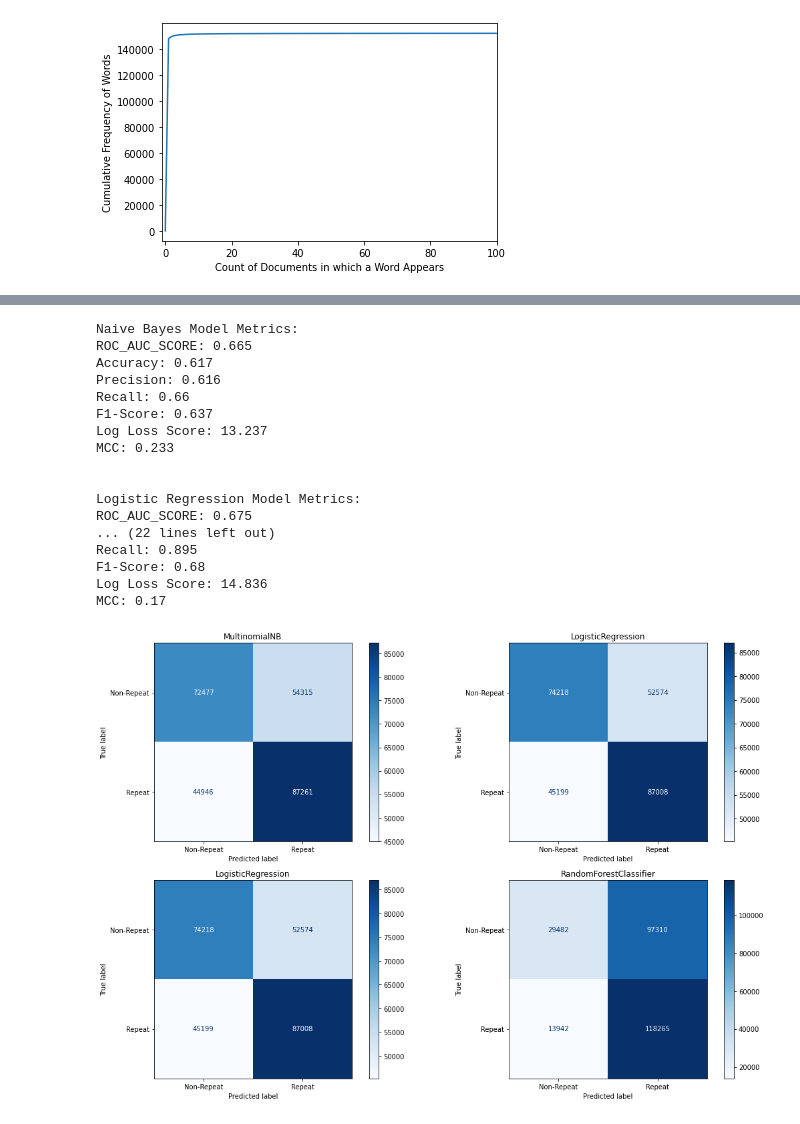
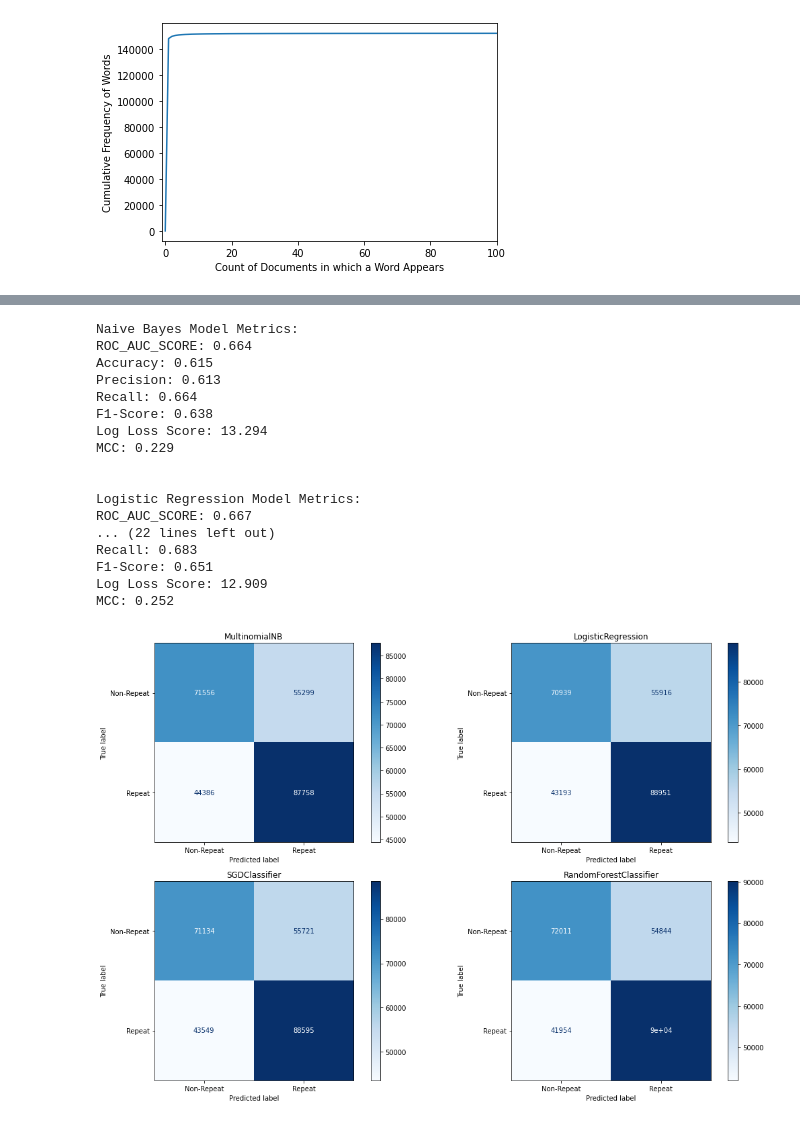
Before and after one commit to benjaminbellman/Arsenal_Sentiment_Analysis, a Jupyter notebook: Notebooks/Arsenal_Sentiment_Analysis.ipynb, the cells around one changed output, grey strips where cells are left out. Drawn from its saved outputs; the diff is of its cells as text; code cells hidden in the pictures.

Commit message:
Fixed RandomizedSearchCV, deleted previous version

```diff
--- a/Notebooks/Arsenal_Sentiment_Analysis.ipynb
+++ b/Notebooks/Arsenal_Sentiment_Analysis.ipynb
@@ -587,0 +570,7 @@ Accuracy on test data:     0.571566
+# %%
+vectorizer = TfidfVectorizer(min_df=30, stop_words='english')
+X, y = make_xy(simp, vectorizer)
+xtrain=X[mask]
+ytrain=y[mask]
+xtest=X[~mask]
+ytest=y[~mask]
@@ -587,0 +584,9 @@ Accuracy on test data:     0.571566
+# %%
+clf3 = SGDClassifier(alpha=0.0001,l1_ratio=0.2,loss='log').fit(xtrain, ytrain)
+
+#your turn. Print the accuracy on the test and training dataset
+training_accuracy = clf3.score(xtrain, ytrain)
+test_accuracy = clf3.score(xtest, ytest)
+
+print("Accuracy on training data: {:2f}".format(training_accuracy))
+print("Accuracy on test data:     {:2f}".format(test_accuracy))
@@ -587,0 +598,7 @@ Accuracy on test data:     0.571566
+# %%
+vectorizer = TfidfVectorizer(min_df=30, stop_words='english')
+X, y = make_xy(simp, vectorizer)
+xtrain=X[mask]
+ytrain=y[mask]
+xtest=X[~mask]
+ytest=y[~mask]
@@ -587,0 +627,9 @@ Accuracy on test data:     0.571566
+# %%
+clf4 = RandomForestClassifier(n_estimators = 200 , min_samples_leaf = 1, max_depth = 100, bootstrap = True).fit(xtrain, ytrain)
+
+#your turn. Print the accuracy on the test and training dataset
+training_accuracy = clf4.score(xtrain, ytrain)
+test_accuracy = clf4.score(xtest, ytest)
+
+print("Accuracy on training data: {:2f}".format(training_accuracy))
+print("Accuracy on test data:     {:2f}".format(test_accuracy))
@@ -592,26 +643,26 @@ plot_roc_curves(['Naive Bayes','LogisticRegression','LogisticRegression','Random
 # %%
-get_model_metrics(['Naive Bayes','Logistic Regression','Logistic Regression','Random Forest Classifier'],[clf,clf2,clf3,clf4],
+get_model_metrics(['Naive Bayes','Logistic Regression','SGDC','Random Forest Classifier'],[clf,clf2,clf3,clf4],
                   xtrain,xtest,ytrain,ytest,
                   roc_curve,roc_auc_score,accuracy_score,precision_score,recall_score,f1_score,log_loss,matthews_corrcoef,plot_confusion_matrix)
 # %% [output]
 Naive Bayes Model Metrics:
-ROC_AUC_SCORE: 0.665
-Accuracy: 0.617
-Precision: 0.616
-Recall: 0.66
-F1-Score: 0.637
-Log Loss Score: 13.237
-MCC: 0.233
+ROC_AUC_SCORE: 0.664
+Accuracy: 0.615
+Precision: 0.613
+Recall: 0.664
+F1-Score: 0.638
+Log Loss Score: 13.294
+MCC: 0.229
 
 
 Logistic Regression Model Metrics:
-ROC_AUC_SCORE: 0.675
+ROC_AUC_SCORE: 0.667
 ... (22 lines left out)
-Recall: 0.895
-F1-Score: 0.68
-Log Loss Score: 14.836
-MCC: 0.17
+Recall: 0.683
+F1-Score: 0.651
+Log Loss Score: 12.909
+MCC: 0.252
-[figure, old version]
+[figure, new version]
 # %%
 words = np.array(vectorizer.get_feature_names())
 
```
Also changed, not shown: parts of 23 cells of this notebook, 1 other file.
